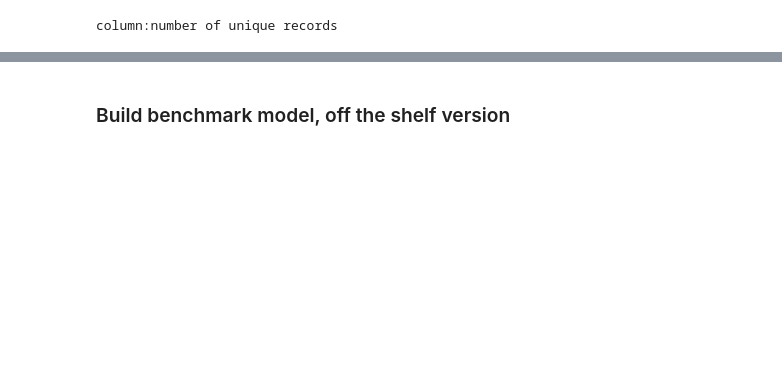
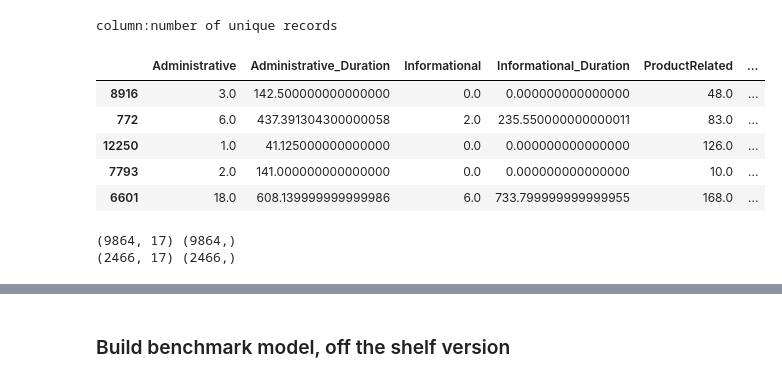
Before and after one commit to hwang018/CS5228, a Jupyter notebook: CS5228_main.ipynb, the cells around one changed output, grey strips where cells are left out. Cells and saved outputs as stored; diff of their text form; code cells hidden in the pictures; blank space fills up the shorter version.

```diff
--- a/CS5228_main.ipynb
+++ b/CS5228_main.ipynb
@@ -148,0 +152,24 @@ column:number of unique records
+# %%
+train, test = train_test_split(df, test_size=0.2,random_state = 42)
+# %%
+test.head()
+# %% [output]
+|  | Administrative | Administrative_Duration | Informational | Informational_Duration | ProductRelated | ... |
+| 8916 | 3.0 | 142.500000000000000 | 0.0 | 0.000000000000000 | 48.0 | ... |
+| 772 | 6.0 | 437.391304300000058 | 2.0 | 235.550000000000011 | 83.0 | ... |
+| 12250 | 1.0 | 41.125000000000000 | 0.0 | 0.000000000000000 | 126.0 | ... |
+| 7793 | 2.0 | 141.000000000000000 | 0.0 | 0.000000000000000 | 10.0 | ... |
+| 6601 | 18.0 | 608.139999999999986 | 6.0 | 733.799999999999955 | 168.0 | ... |
+# %%
+# create training and testing vars
+X = df[feature_cols]
+y = df['Revenue']
+
+X_train, X_test, y_train, y_test = train_test_split(X, y, test_size=0.2)
+print(X_train.shape, y_train.shape)
+print(X_test.shape, y_test.shape)
+
+#fillna on the numerical columns, using mean
+# %% [output]
+(9864, 17) (9864,)
+(2466, 17) (2466,)
```
Also changed, not shown: parts of 15 cells of this notebook, 2 other files.
